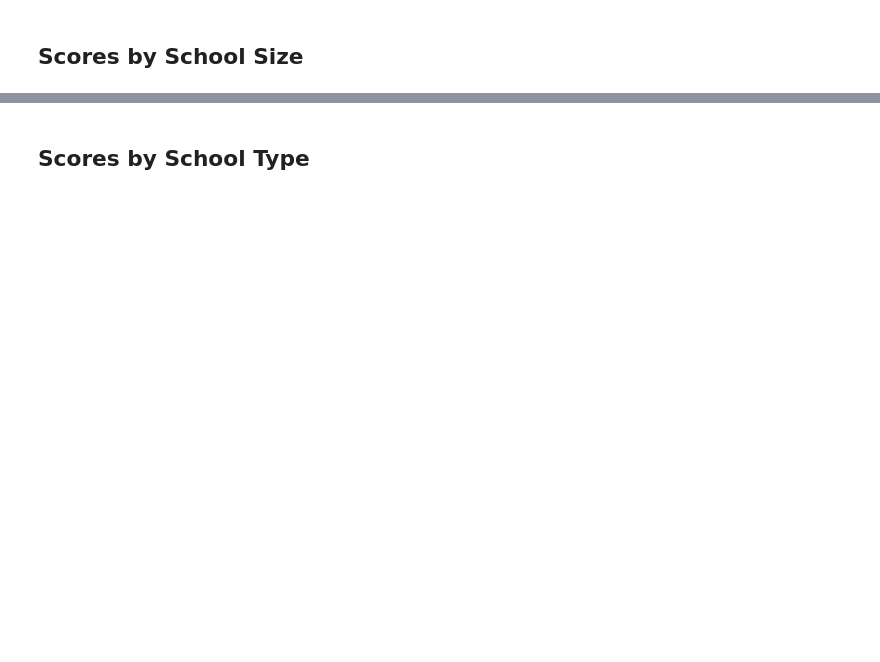
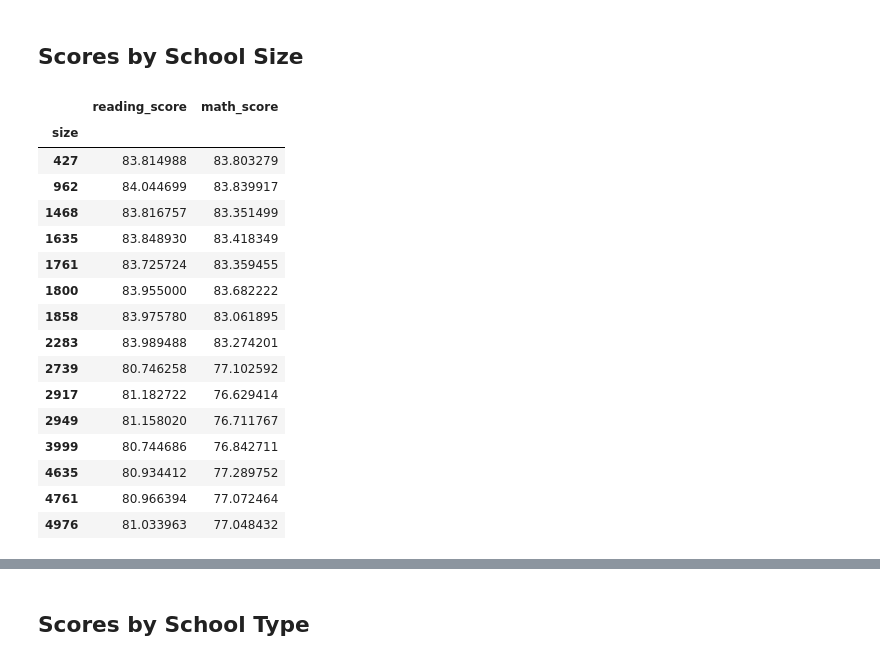
Before and after one commit to RichardHamilton21/School_District_Analysis, a Jupyter notebook: PyCitySchools_Challenge.ipynb, the cells around one changed output, grey strips where cells are left out. Cells and saved outputs as stored; diff of their text form; code cells hidden in the pictures; blank space fills up the shorter version.

```diff
--- a/PyCitySchools_Challenge.ipynb
+++ b/PyCitySchools_Challenge.ipynb
@@ -379,7 +422,27 @@ math_average.head()
 ## Scores by School Size
 # %%
 # Establish the bins.
-
+scor_size = school_data_complete_df.groupby(["size"]).mean()
+scor_size = scor_size.drop(columns = ["Student ID", "School ID", "budget"])
 # Categorize spending based on the bins.
+scor_size.head(20)
+# %% [output]
+|  | reading_score | math_score |
+| size |  |  |
+| 427 | 83.814988 | 83.803279 |
+| 962 | 84.044699 | 83.839917 |
+| 1468 | 83.816757 | 83.351499 |
+| 1635 | 83.848930 | 83.418349 |
+| 1761 | 83.725724 | 83.359455 |
+| 1800 | 83.955000 | 83.682222 |
+| 1858 | 83.975780 | 83.061895 |
+| 2283 | 83.989488 | 83.274201 |
+| 2739 | 80.746258 | 77.102592 |
+| 2917 | 81.182722 | 76.629414 |
+| 2949 | 81.158020 | 76.711767 |
+| 3999 | 80.744686 | 76.842711 |
+| 4635 | 80.934412 | 77.289752 |
+| 4761 | 80.966394 | 77.072464 |
+| 4976 | 81.033963 | 77.048432 |
 # %%
 # Calculate averages for the desired columns.
```
Also changed, not shown: parts of 17 cells of this notebook.
